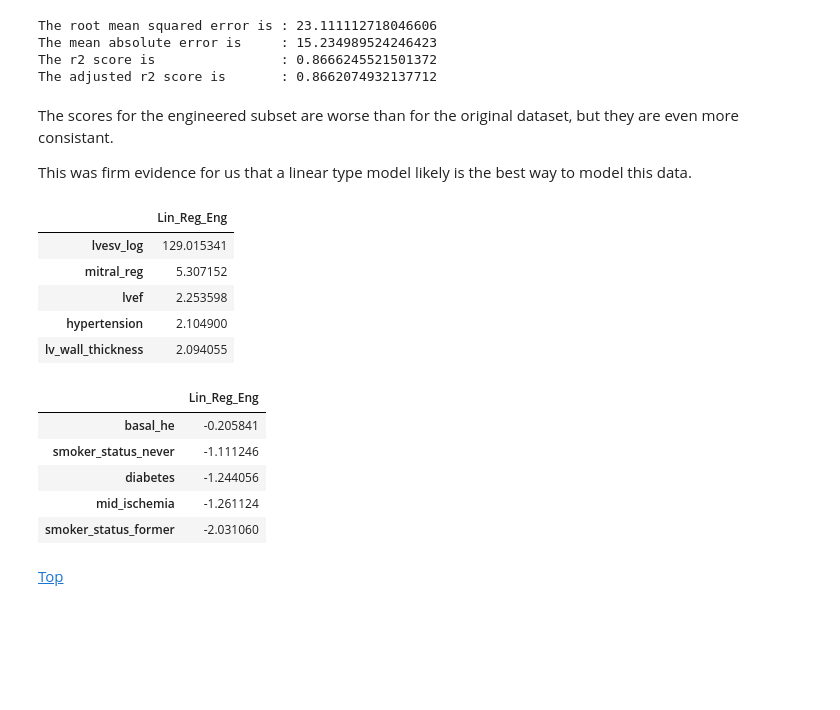
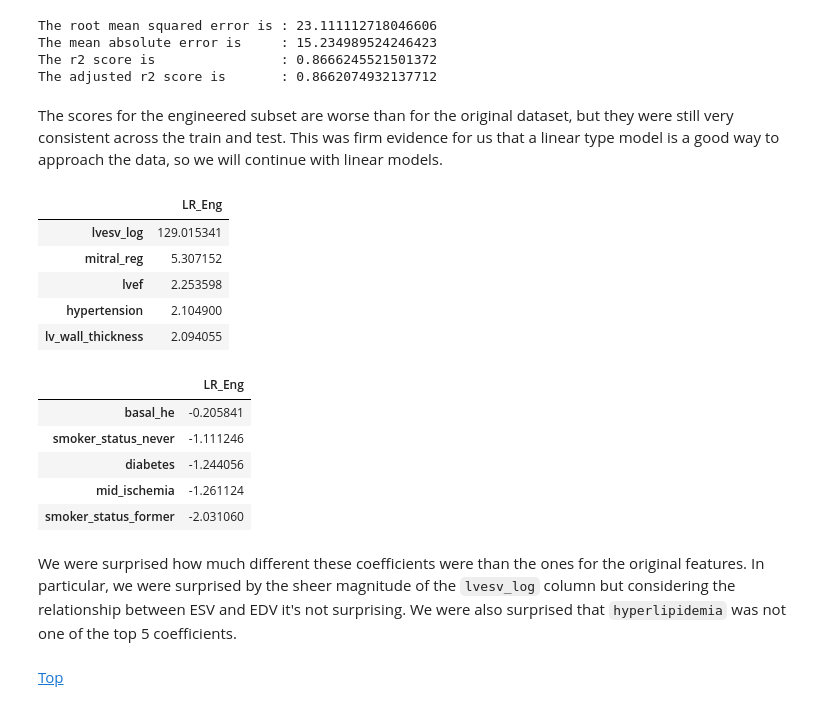
Before and after one commit to a-bergman/DSI-Capstone, a Jupyter notebook: Code/Modeling And Evaluation.ipynb, the cells around one changed output. Cells and saved outputs as stored; diff of their text form; code cells hidden in the pictures; blank space fills up the shorter version.

```diff
--- a/Code/Modeling And Evaluation.ipynb
+++ b/Code/Modeling And Evaluation.ipynb
@@ -405,33 +409,35 @@ The mean absolute error is     : 15.234989524246423
 The r2 score is                : 0.8666245521501372
 The adjusted r2 score is       : 0.8662074932137712
 # %% [markdown]
-The scores for the engineered subset are worse than for the original dataset, but they are even more consistant.
-
-This was firm evidence for us that a linear type model likely is the best way to model this data.
+The scores for the engineered subset are worse than for the original dataset, but they were still very consistent across the train and test. This was firm evidence for us that a linear type model is a good way to approach the data, so we will continue with linear models.
 # %%
 # It is easier to view the coefficients in a df
 
-lin_reg_eng = pd.DataFrame(data  = lr_2.coef_,
-                           index = X_test_eng.columns,
-                           columns = ["Lin_Reg_Eng"])
+lr_eng = pd.DataFrame(data  = lr_2.coef_,
+                      index = X_test_eng.columns,
+                      columns = ["LR_Eng"])
+
+# masking the head and tail five
+
+head = lr_eng.sort_values(by = "LR_Eng", ascending = False).head(5)
+tail = lr_eng.sort_values(by = "LR_Eng", ascending = False).tail(5)
+
+display_side_by_side(head,tail)
+# %% [output]
+|  | LR_Eng |
+| lvesv_log | 129.015341 |
+| mitral_reg | 5.307152 |
+| lvef | 2.253598 |
+| hypertension | 2.104900 |
+| lv_wall_thickness | 2.094055 |
+|  | LR_Eng |
+| basal_he | -0.205841 |
+| smoker_status_never | -1.111246 |
+| diabetes | -1.244056 |
+| mid_ischemia | -1.261124 |
+| smoker_status_former | -2.031060 |
-# %%
-head = lin_reg_eng.sort_values(by = "Lin_Reg_Eng", ascending = False).head()
-tail = lin_reg_eng.sort_values(by = "Lin_Reg_Eng", ascending = False).tail()
-
-display_side_by_side(head,tail)
-# %% [output]
-|  | Lin_Reg_Eng |
-| lvesv_log | 129.015341 |
-| mitral_reg | 5.307152 |
-| lvef | 2.253598 |
-| hypertension | 2.104900 |
-| lv_wall_thickness | 2.094055 |
-|  | Lin_Reg_Eng |
-| basal_he | -0.205841 |
-| smoker_status_never | -1.111246 |
-| diabetes | -1.244056 |
-| mid_ischemia | -1.261124 |
-| smoker_status_former | -2.031060 |
+# %% [markdown]
+We were surprised how much different these coefficients were than the ones for the original features.  In particular, we were surprised by the sheer magnitude of the `lvesv_log` column but considering the relationship between ESV and EDV it's not surprising.  We were also surprised that `hyperlipidemia` was not one of the top 5 coefficients.
 # %% [markdown]
 [Top](#Table-Of-Contents)
 # %% [markdown]
```
Also changed, not shown: parts of 27 cells of this notebook.
